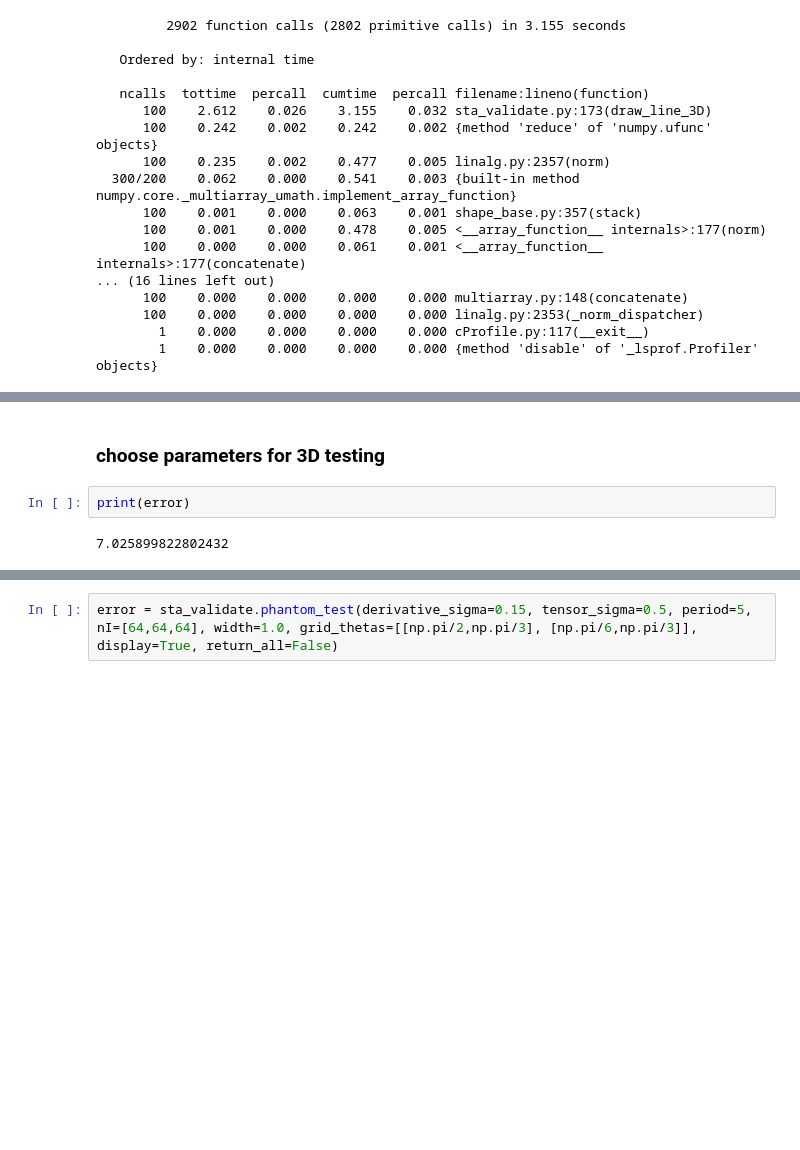
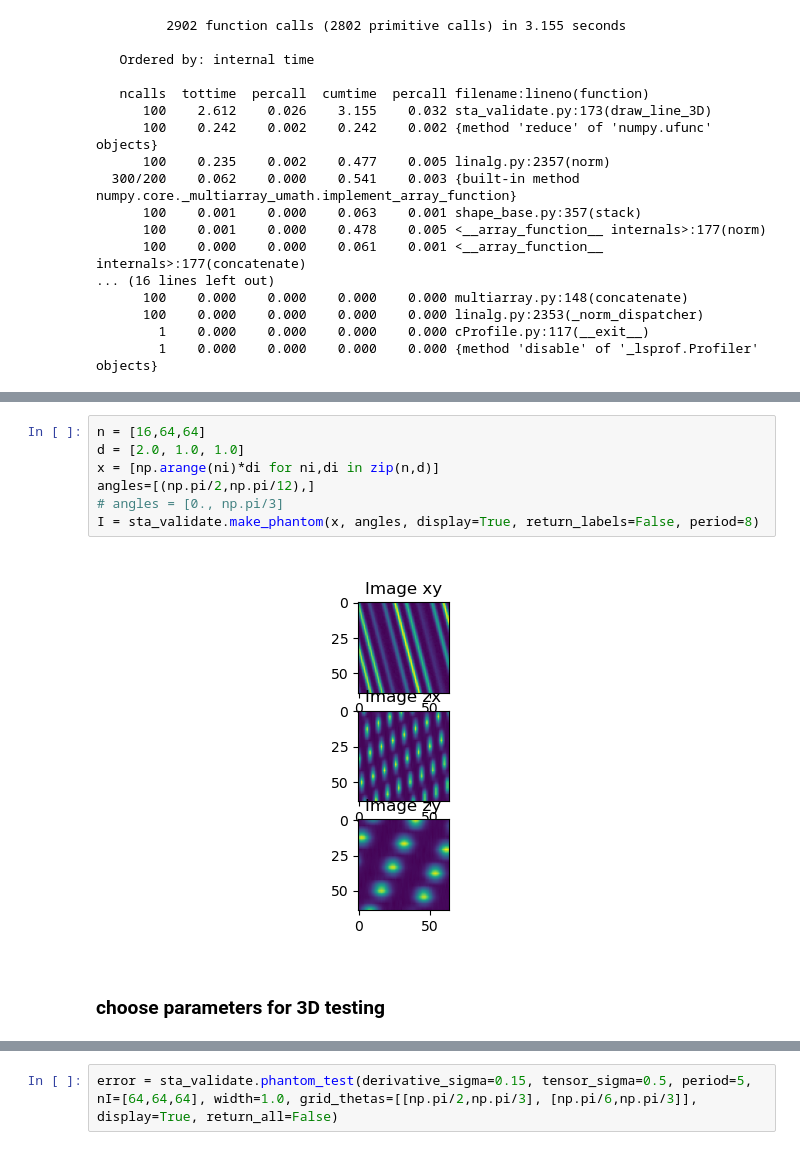
Before and after one commit to BrysonGray/fibermetric, a Jupyter notebook: notebooks/phantom_tests.ipynb, the cells around one changed output, grey strips where cells are left out. Cells and saved outputs as stored; diff of their text form; blank space fills up the shorter version.

```diff
--- a/notebooks/phantom_tests.ipynb
+++ b/notebooks/phantom_tests.ipynb
@@ -387,6 +381,11 @@ pr.print_stats(sort='tottime')
+# %%
+n = [16,64,64]
+d = [2.0, 1.0, 1.0]
+x = [np.arange(ni)*di for ni,di in zip(n,d)]
+angles=[(np.pi/2,np.pi/12),]
+# angles = [0., np.pi/3]
+I = sta_validate.make_phantom(x, angles, display=True, return_labels=False, period=8)
+# %% [output]
+[figure, added]
 # %% [markdown]
 ### choose parameters for 3D testing
-# %%
-print(error)
-# %% [output]
-7.025899822802432
```
Also changed, not shown: parts of 38 cells of this notebook, 10 other files.
